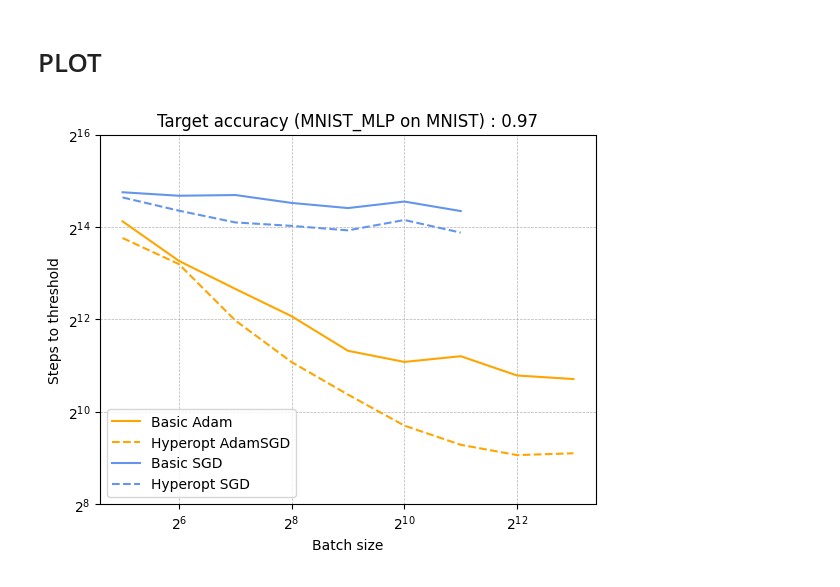
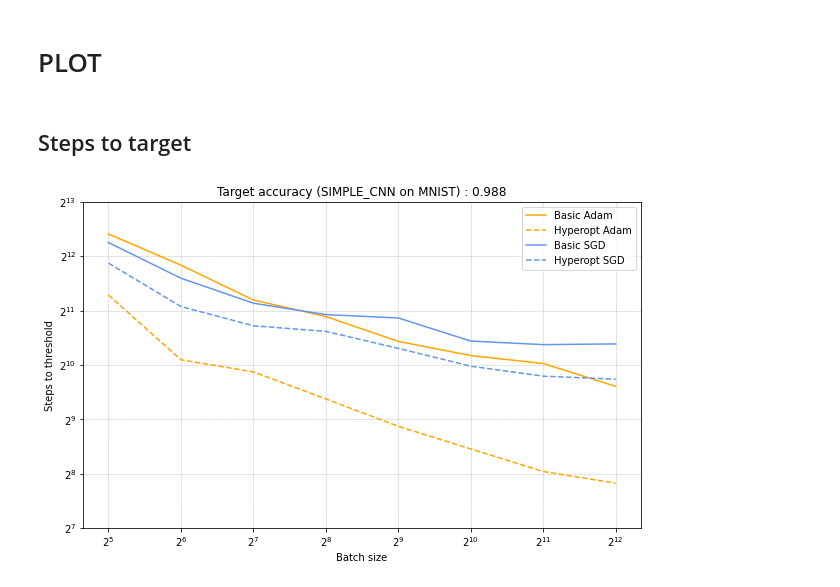
Before and after one commit to El-One1/Parameters-is-all-you-need, a Jupyter notebook: batch_size/plot_models.ipynb, the cells around one changed output. Cells and saved outputs as stored; diff of their text form; code cells hidden in the pictures.

Commit message:
Add batch size on read.me

```diff
--- a/batch_size/plot_models.ipynb
+++ b/batch_size/plot_models.ipynb
@@ -14,19 +13,21 @@ nb_file = 0
 # Adam
 # %%
 optimizer_name = "Adam"
-lr = 0.001
+lr = 0.0001
 batch_size_min = 5
-batch_size_max = 13
+batch_size_max = 12
 batch_sizes_adam = [2**i for i in range(batch_size_min, batch_size_max+1)]
+nb_file_normal = 0
+nb_file_hypopt = 4
 # %%
 hyperoptimization = 0
-name_file = "results/" + model_name + "_" + optimizer_name + "_" + dataset_name + "_" + loss_fn_name + "_" + str(lr) + "_" + str(momentum) + "_" + str(hyperoptimization) +  "_" + str(batch_size_min) + "_" + str(batch_size_max) + "_" + str(target_acc) + "_" + str(nb_file) + ".pkl"
+name_file = "results/" + model_name + "_" + optimizer_name + "_" + dataset_name + "_" + loss_fn_name + "_" + str(lr) + "_" + str(momentum) + "_" + str(hyperoptimization) +  "_" + str(batch_size_min) + "_" + str(batch_size_max) + "_" + str(target_acc) + "_" + str(nb_file_normal) + ".pkl"
 
 with open(name_file, 'rb') as f:
     steps_adam_normal, times_adam_normal = pickle.load(f)
 
 hyperoptimization = 1
-name_file = "results/" + model_name + "_" + optimizer_name + "_" + dataset_name + "_" + loss_fn_name + "_" + str(lr) + "_" + str(momentum) + "_" + str(hyperoptimization) +  "_" + str(batch_size_min) + "_" + str(batch_size_max) + "_" + str(target_acc) + "_" + str(nb_file) + ".pkl"
+name_file = "results/" + model_name + "_" + optimizer_name + "_" + dataset_name + "_" + loss_fn_name + "_" + str(lr) + "_" + str(momentum) + "_" + str(hyperoptimization) +  "_" + str(batch_size_min) + "_" + str(batch_size_max) + "_" + str(target_acc) + "_" + str(nb_file_hypopt) + ".pkl"
 
 
 with open(name_file, 'rb') as f:
@@ -37,49 +38,55 @@ with open(name_file, 'rb') as f:
 optimizer_name = "SGD"
 lr = 0.1
 batch_size_min = 5
-batch_size_max = 11
+batch_size_max = 12
 batch_sizes_sgd = [2**i for i in range(batch_size_min, batch_size_max+1)]
+nb_file_normal = 0
+nb_file_hypopt = 2
 # %%
 hyperoptimization = 0
-name_file = "results/" + model_name + "_" + optimizer_name + "_" + dataset_name + "_" + loss_fn_name + "_" + str(lr) + "_" + str(momentum) + "_" + str(hyperoptimization) +  "_" + str(batch_size_min) + "_" + str(batch_size_max) + "_" + str(target_acc) + "_" + str(nb_file) + ".pkl"
+name_file = "results/" + model_name + "_" + optimizer_name + "_" + dataset_name + "_" + loss_fn_name + "_" + str(lr) + "_" + str(momentum) + "_" + str(hyperoptimization) +  "_" + str(batch_size_min) + "_" + str(batch_size_max) + "_" + str(target_acc) + "_" + str(nb_file_normal) + ".pkl"
 
 with open(name_file, 'rb') as f:
-    steps_sgd_normal= pickle.load(f)
+    steps_sgd_normal, times_sgd_normal = pickle.load(f)
 
 hyperoptimization = 1
-name_file = "results/" + model_name + "_" + optimizer_name + "_" + dataset_name + "_" + loss_fn_name + "_" + str(lr) + "_" + str(momentum) + "_" + str(hyperoptimization) +  "_" + str(batch_size_min) + "_" + str(batch_size_max) + "_" + str(target_acc) + "_" + str(nb_file) + ".pkl"
+name_file = "results/" + model_name + "_" + optimizer_name + "_" + dataset_name + "_" + loss_fn_name + "_" + str(lr) + "_" + str(momentum) + "_" + str(hyperoptimization) +  "_" + str(batch_size_min) + "_" + str(batch_size_max) + "_" + str(target_acc) + "_" + str(nb_file_hypopt) + ".pkl"
 
 
 with open(name_file, 'rb') as f:
-    steps_sgd_hyperopt = pickle.load(f)
+    steps_sgd_hyperopt, times_sgd_hyperopt = pickle.load(f)
 # %% [markdown]
 # PLOT
+# %% [markdown]
+## Steps to target
 # %%
 # Créer la figure et les axes
 fig, ax = plt.subplots()
+# Size of the figure (pixels)
+fig.set_size_inches(10, 6)
 
 # Tracer les courbes
 ax.plot(batch_sizes_adam, steps_adam_normal, label="Basic Adam", color='orange')
-ax.plot(batch_sizes_adam, steps_adam_hyperopt, label="Hyperopt Adam"+optimizer_name, linestyle="--", color='orange')
+ax.plot(batch_sizes_adam, steps_adam_hyperopt, label="Hyperopt Adam", linestyle="--", color='orange')
 
 ax.plot(batch_sizes_sgd, steps_sgd_normal, label="Basic SGD", color='cornflowerblue')
 ax.plot(batch_sizes_sgd, steps_sgd_hyperopt, label="Hyperopt SGD", linestyle="--", color='cornflowerblue')
 
 # Ajouter les légendes, les titres et les échelles
 ax.legend()
 ax.set_title("Target accuracy ({} on {}) : {}".format(model_name, dataset_name, str(target_acc)))
 ax.set_xlabel("Batch size")
 ax.set_ylabel("Steps to threshold")
 ax.set_xscale("log", base=2)
 ax.set_yscale("log", base=2)
 
 # Ajouter le quadrillage
 ax.grid(True, which="both", ls="--", lw=0.5, color="0.7")
 
 # Définir les limites de l'axe y
-ax.set_ylim([2**8, 2**16])
+ax.set_ylim([2**7, 2**13])
 
 # Afficher la figure
 plt.show()
 # %% [output]
-[figure, old version]
+[figure, new version]
```
Also changed, not shown: parts of 3 cells of this notebook, 1 other file.
